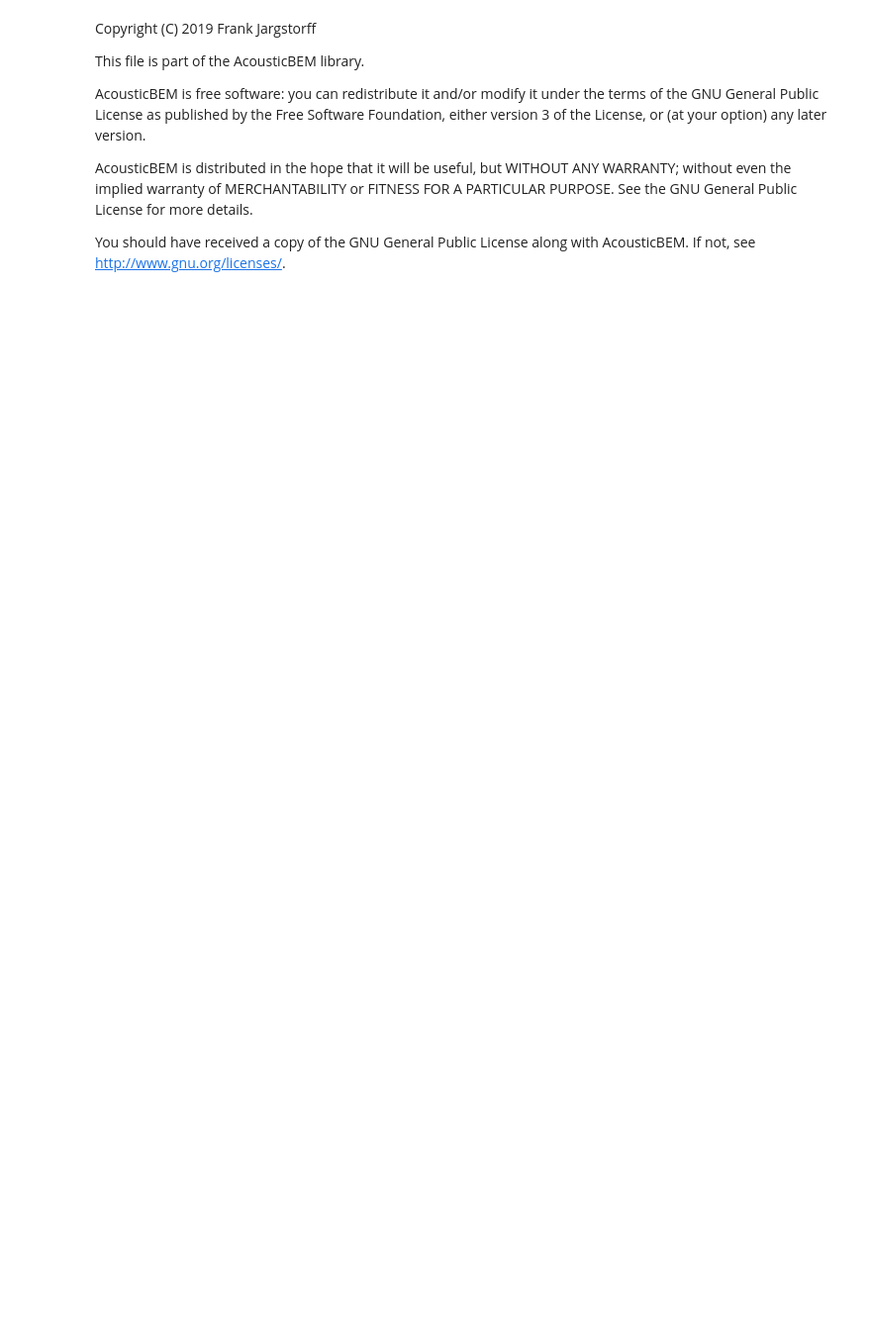
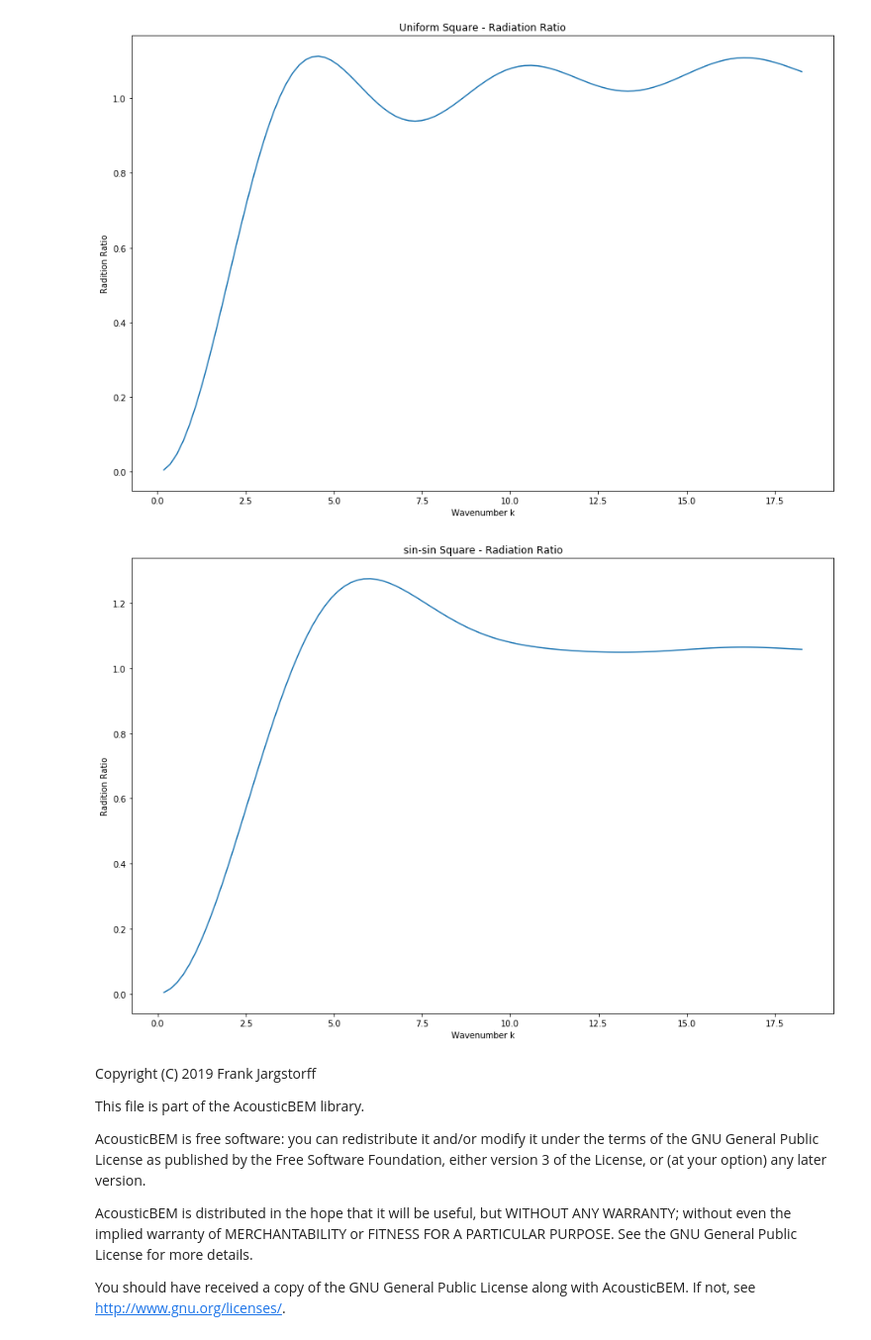
Before and after one commit to siqinniuniu/AcousticBEM, a Jupyter notebook: Jupyter/Test RayleighSolver Square.ipynb, the cells around one changed output. Shown: that part at 99% size. Cells and saved outputs as stored; diff of their text form; code cells hidden in the pictures; blank space fills up the shorter version.

Commit message:
Updated Jupyter notebooks to reflect new abem package.

```diff
--- a/Jupyter/Test RayleighSolver Square.ipynb
+++ b/Jupyter/Test RayleighSolver Square.ipynb
@@ -1,11 +1,9 @@
 # %%
+import abem as ab
 import numpy as np
-from ExampleBoundaries import square_3d
-from AcousticProperties import *
-from RayleighSolver import *
-
 import matplotlib.pyplot as plt
 %matplotlib inline
+
 
 def plot_radiation_ratio(title, wavenumbers, sigmas):
     plt.rcParams['figure.figsize'] = [15, 10]
@@ -20,39 +18,42 @@ exterior_point = np.array([[0.5, 0.5, 0.1]], dtype=np.float32)
 
 # Test Problem 1
 
-solver = RayleighSolver3D(square_3d())
+solver = ab.RayleighSolver3D(ab.square_3d())
 
 boundary_condition = solver.neumann_boundary_condition()
 boundary_condition.f.fill(1.0)
 
 wavenumbers = np.empty(100, dtype=np.float32)
 sigmas = np.empty(100, dtype=np.float32)
 for i in range(100):
     f = 10 * (i+1)
-    k = frequency_to_wavenumber(f)
+    k = ab.frequency_to_wavenumber(f)
     solution = solver.solve_boundary(k, boundary_condition)
     wavenumbers[i] = k
     sigmas[i] = solution.radiation_ratio()
 
 plot_radiation_ratio('Uniform Square', wavenumbers, sigmas)
 
 # Test Problem 2
 
-solver = RayleighSolver3D(square_3d())
+solver = ab.RayleighSolver3D(ab.square_3d())
 
 boundary_condition = solver.neumann_boundary_condition()
 boundary_condition.f = np.sin(np.pi * solver.centers[:, 0]) * np.sin(np.pi * solver.centers[:, 1])
 
 wavenumbers = np.empty(100, dtype=np.float32)
 sigmas = np.empty(100, dtype=np.float32)
 for i in range(100):
     f = 10 * (i+1)
-    k = frequency_to_wavenumber(f)
+    k = ab.frequency_to_wavenumber(f)
     solution = solver.solve_boundary(k, boundary_condition)
     wavenumbers[i] = k
     sigmas[i] = solution.radiation_ratio()
 
 plot_radiation_ratio('sin-sin Square', wavenumbers, sigmas)
+# %% [output]
+[figure, added]
+[figure, added]
 # %% [markdown]
 Copyright (C) 2019 Frank Jargstorff
 
```
Also changed, not shown: 9 other files.
